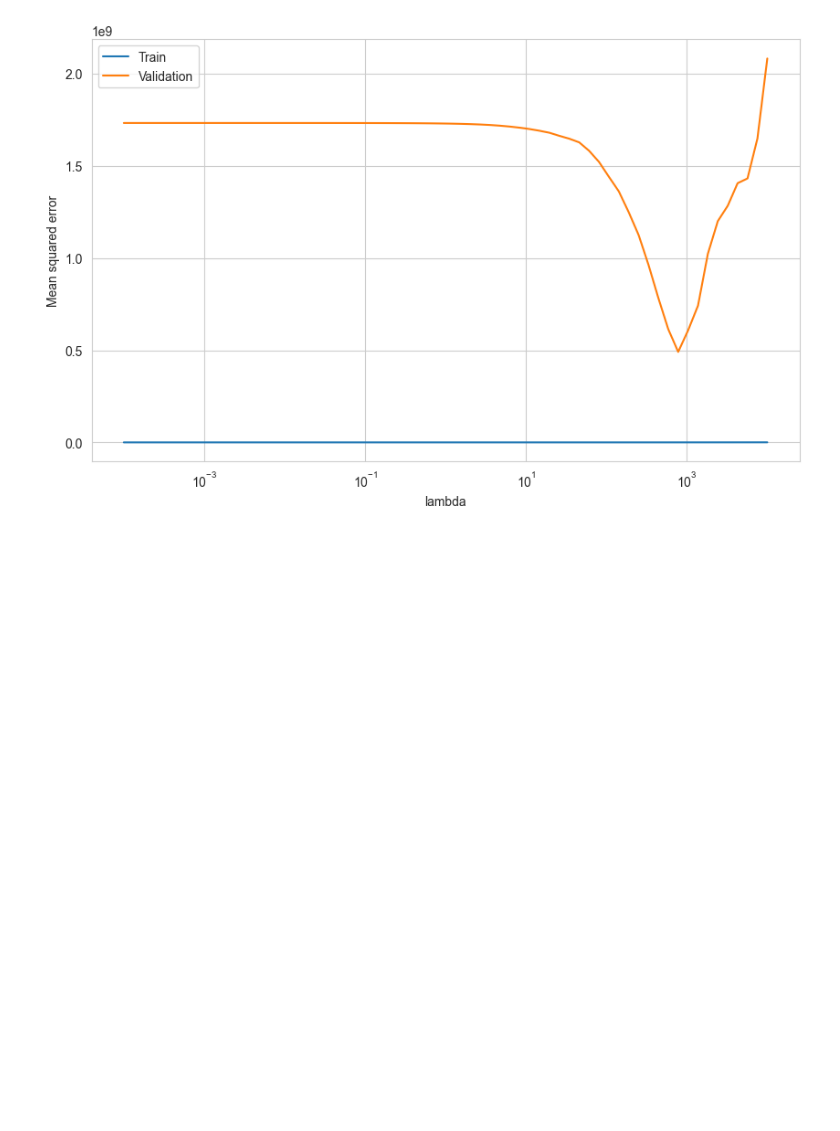
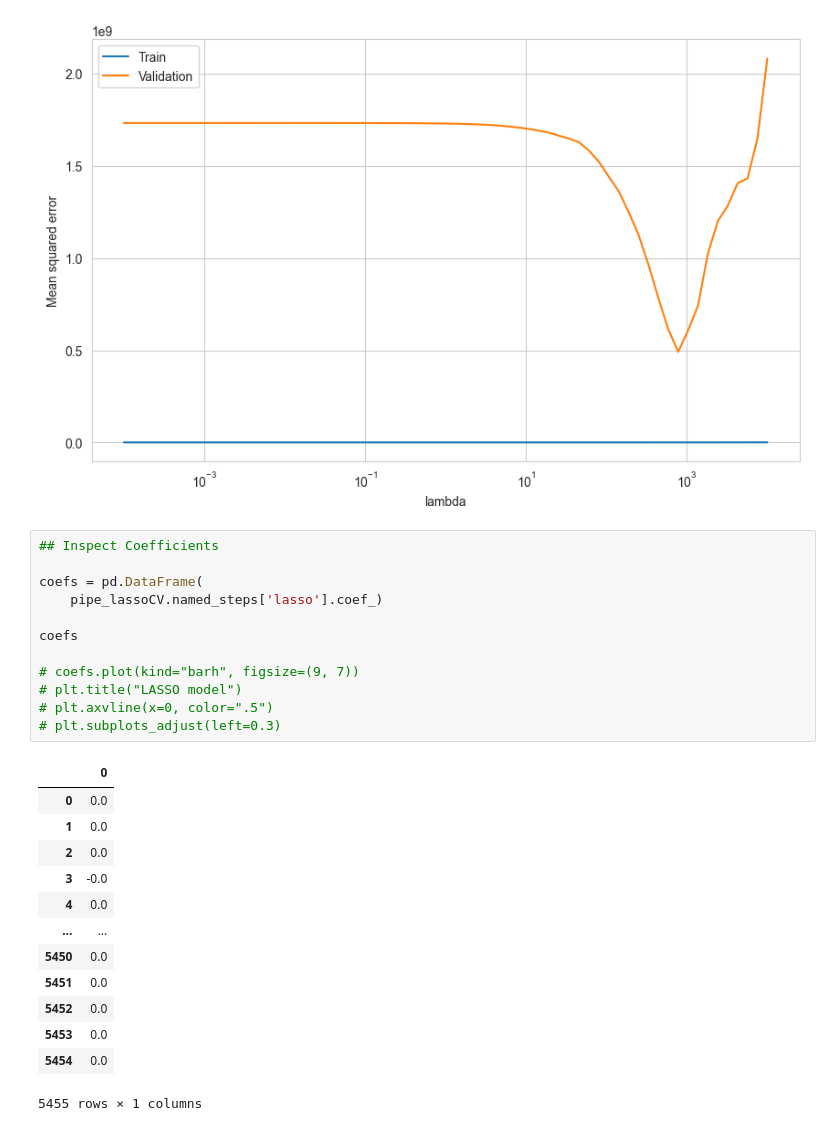
Before and after one commit to QiZhang777777/SODAS2023, a Jupyter notebook: EXAM/model_Lasso.ipynb, the cells around one changed output. Saved outputs shown, nothing was run; the diff lists cells and outputs as text; blank space fills up the shorter version.

Commit message:
model

```diff
--- a/EXAM/model_Lasso.ipynb
+++ b/EXAM/model_Lasso.ipynb
@@ -249,3 +261,29 @@ lambda
 Name: Validation, dtype: float64
 Text(0, 0.5, 'Mean squared error')
 [figure]
+# %%
+## Inspect Coefficients
+
+coefs = pd.DataFrame(
+    pipe_lassoCV.named_steps['lasso'].coef_)
+
+coefs
+
+# coefs.plot(kind="barh", figsize=(9, 7))
+# plt.title("LASSO model")
+# plt.axvline(x=0, color=".5")
+# plt.subplots_adjust(left=0.3)
+# %% [output]
+|  | 0 |
+| 0 | 0.0 |
+| 1 | 0.0 |
+| 2 | 0.0 |
+| 3 | -0.0 |
+| 4 | 0.0 |
+| ... | ... |
+| 5450 | 0.0 |
+| 5451 | 0.0 |
+| 5452 | 0.0 |
+| 5453 | 0.0 |
+| 5454 | 0.0 |
+5455 rows × 1 columns
```
Also changed, not shown: parts of 5 cells of this notebook, 6 other files.
